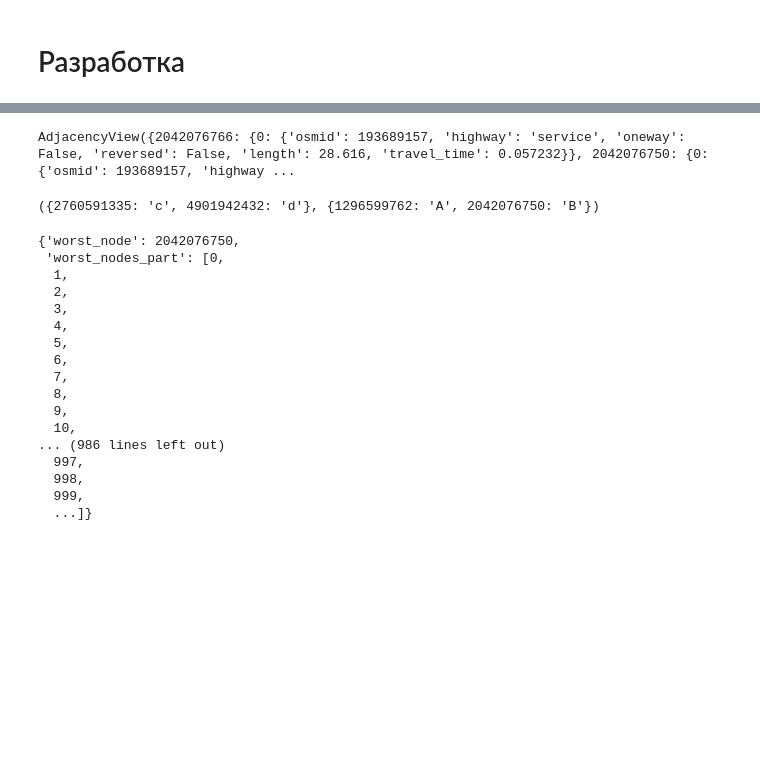
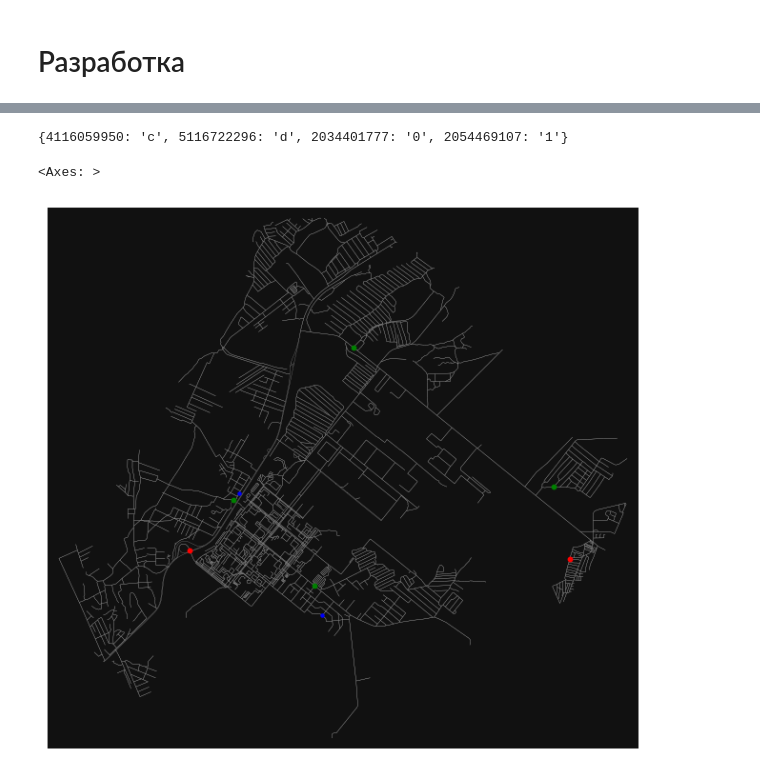
Before and after one commit to Obsidian-pb/genesis, a Jupyter notebook: work/genesis/lscp_construct.ipynb, the cells around one changed output, grey strips where cells are left out. Saved outputs shown, nothing was run; the diff lists cells and outputs as text; code cells hidden in the pictures; blank space fills up the shorter version.

```diff
--- a/work/genesis/lscp_construct.ipynb
+++ b/work/genesis/lscp_construct.ipynb
@@ -289,28 +232,16 @@ NodeNotFound: Node 2042076753 not found in graph
-# %%
-G[2042076753]
-# %% [output]
-AdjacencyView({2042076766: {0: {'osmid': 193689157, 'highway': 'service', 'oneway': False, 'reversed': False, 'length': 28.616, 'travel_time': 0.057232}}, 2042076750: {0: {'osmid': 193689157, 'highway ...
-# %%
-new_units, existed_units
-# %% [output]
-({2760591335: 'c', 4901942432: 'd'}, {1296599762: 'A', 2042076750: 'B'})
-# %%
-h
-# %% [output]
-{'worst_node': 2042076750,
- 'worst_nodes_part': [0,
-  1,
-  2,
-  3,
-  4,
-  5,
-  6,
-  7,
-  8,
-  9,
-  10,
-... (986 lines left out)
-  997,
-  998,
-  999,
-  ...]}
+# %%
+best_dynamic_nodes
+# %% [output]
+{4116059950: 'c', 5116722296: 'd', 2034401777: '0', 2054469107: '1'}
+# %%
+g_nodes_gdf = ox.graph_to_gdfs(G, edges=False)
+
+# start_units = {**existed_units, **new_units}
+
+fig, ax = ox.plot_graph(G, node_size=0, edge_linewidth=0.2, show=False)
+g_nodes_gdf.loc[best_dynamic_nodes.keys()].plot(ax=ax, c='g', markersize=10)
+g_nodes_gdf.loc[existed_units.keys()].plot(ax=ax, c='r', markersize=10)
+g_nodes_gdf.loc[new_units.keys()].plot(ax=ax, c='b', markersize=5)
+# %% [output]
+<Axes: >
+[figure, added]
```
Also changed, not shown: parts of 2 cells of this notebook, 16 other files.
